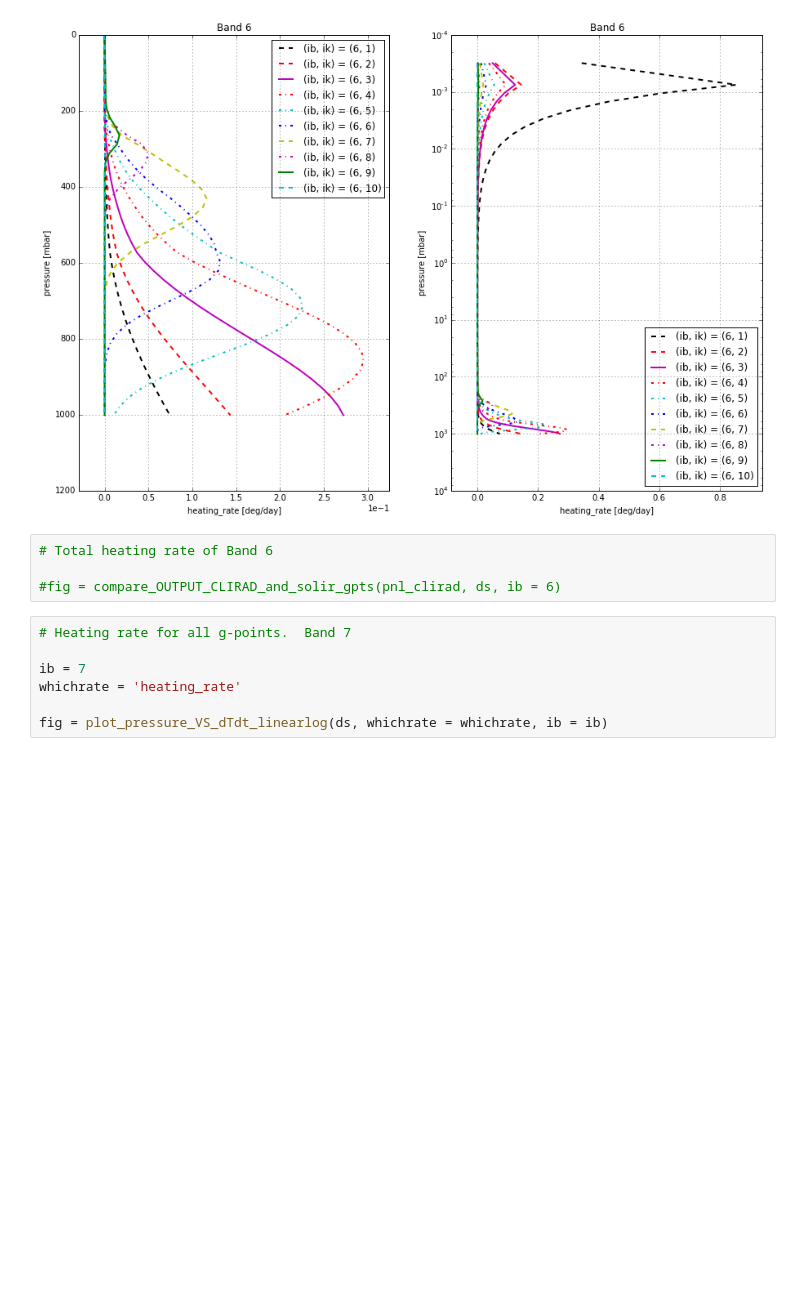
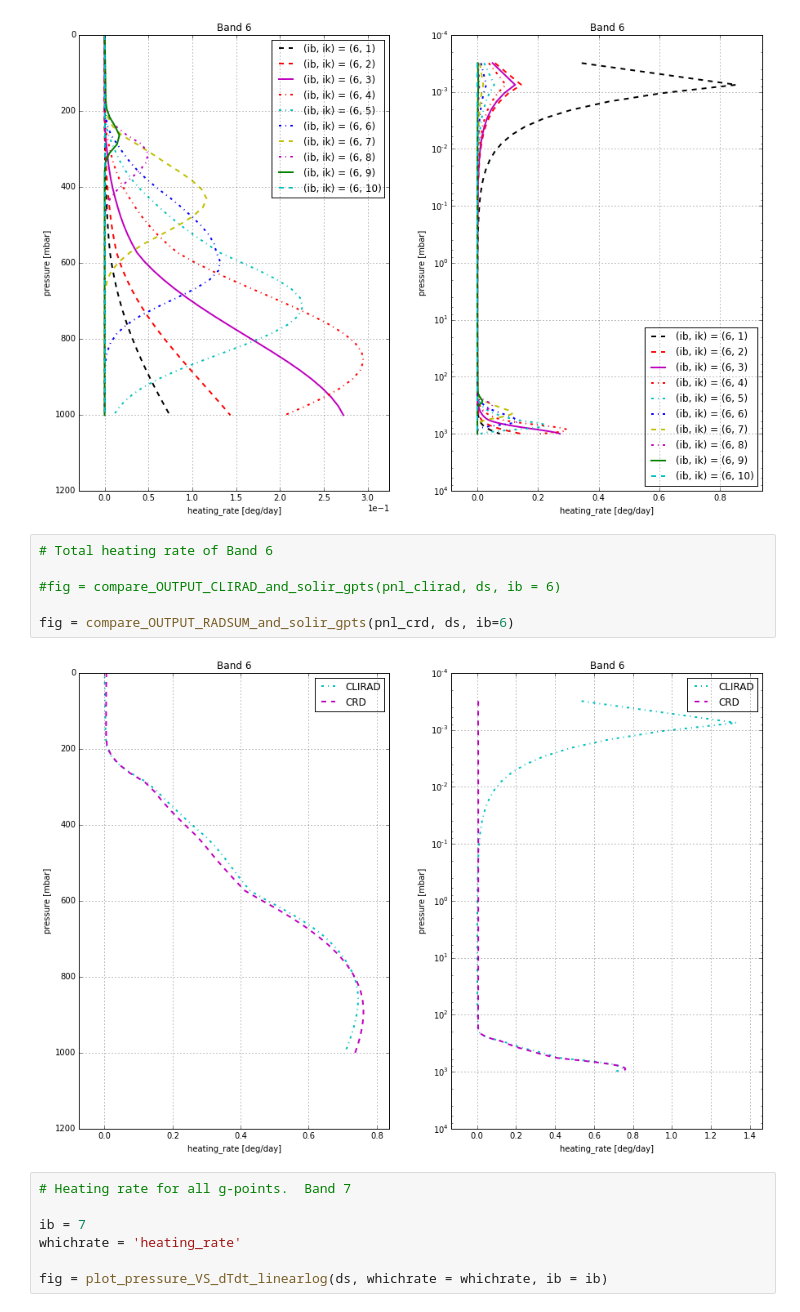
Before and after one commit to qAp/offline_radiation_notebooks, a Jupyter notebook: shortwave_mls_H2O_solir_gpts.ipynb, the cells around one changed output. Saved outputs shown, nothing was run; the diff lists cells and outputs as text; blank space fills up the shorter version.

Commit message:
clirad-sw. compare solir gpoints over same wavenumber range with CRD.

```diff
--- a/shortwave_mls_H2O_solir_gpts.ipynb
+++ b/shortwave_mls_H2O_solir_gpts.ipynb
@@ -162,7 +181,11 @@ fig = plot_pressure_VS_dTdt_linearlog(ds, whichrate = whichrate, ib = ib)
 # %%
 # Total heating rate of Band 6
 
 #fig = compare_OUTPUT_CLIRAD_and_solir_gpts(pnl_clirad, ds, ib = 6)
+
+fig = compare_OUTPUT_RADSUM_and_solir_gpts(pnl_crd, ds, ib=6)
+# %% [output]
+[figure, added]
 # %%
 # Heating rate for all g-points.  Band 7
 
```
Also changed, not shown: parts of 3 cells of this notebook, 1 other file.
